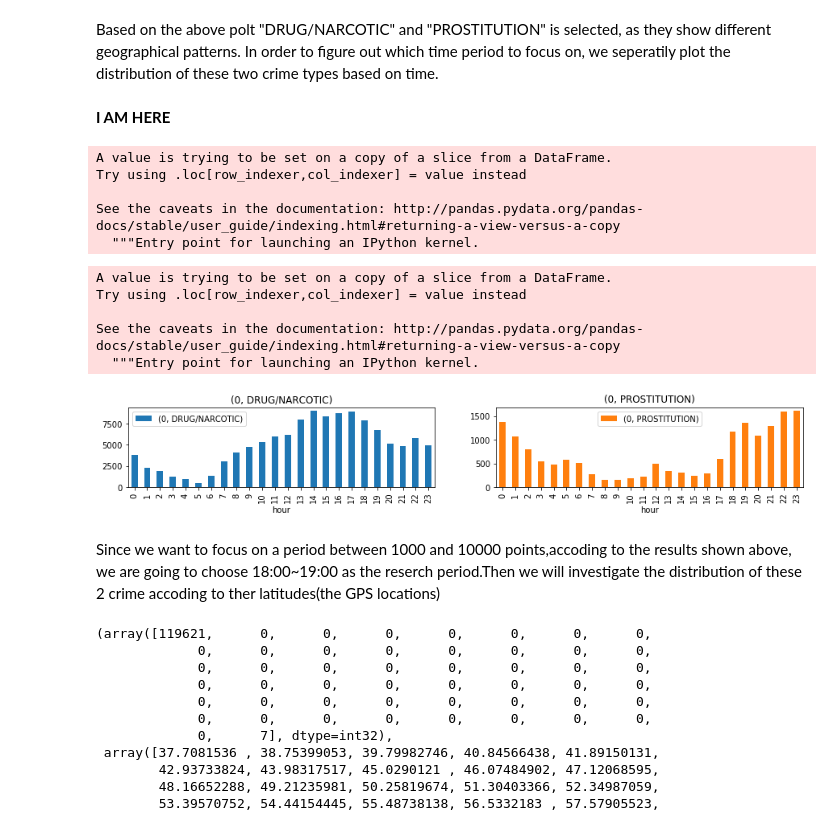
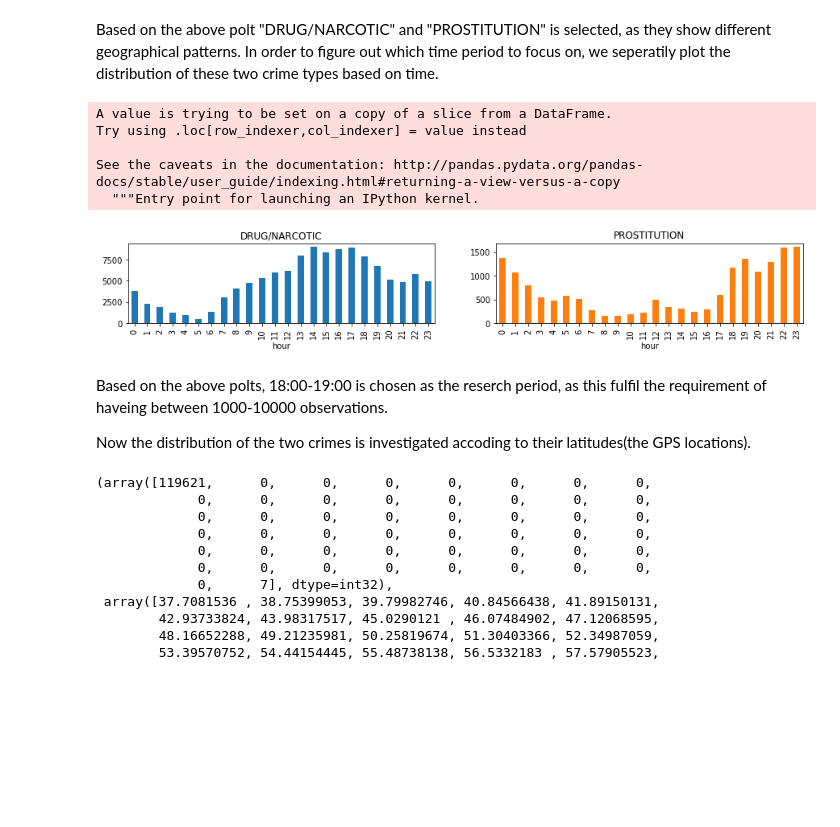
Before and after one commit to LongQin1/02806SocialDataVisualization, a Jupyter notebook: Assignment 1.ipynb, the cells around one changed output. Cells and saved outputs as stored; diff of their text form; code cells hidden in the pictures; blank space fills up the shorter version.

```diff
--- a/Assignment 1.ipynb
+++ b/Assignment 1.ipynb
@@ -160,6 +160,5 @@ However it is still neccessary to test out different bin-sizes, so it is adjuste
 # %% [markdown]
 ### Jitter plot: arrest time for assults from June to September 2016, from 13-14.
 # %%
-crime_data1['Time1'] = pd.to_datetime(crime_data1['Time'])
-df1 = crime_data1[crime_data1['Category']=='ASSAULT'].set_index('Time1').between_time('12:59:00','14:00:00')
-crime_data
+crime_data['Time1'] = crime_data['Time']
+df1 = crime_data[crime_data['Category']=='ASSAULT'].set_index('Time1').between_time('12:59:00','14:00:00')
@@ -242,34 +196,26 @@ plt.show()
 [figure]
 # %% [markdown]
 Based on the above polt "DRUG/NARCOTIC" and "PROSTITUTION" is selected, as they show different geographical patterns. In order to figure out which time period to focus on, we seperatily plot the distribution of these two crime types based on time.
-# %% [markdown]
-**I AM HERE**
 # %%
 df3=crime_data[(crime_data['Category']=='DRUG/NARCOTIC')| (crime_data['Category']=='PROSTITUTION')]
 # %%
-df3['Time_df']=pd.to_datetime(df3['Time']);
+df3['hour']=df3['Time'].dt.hour
 # %% [output]
 A value is trying to be set on a copy of a slice from a DataFrame.
 Try using .loc[row_indexer,col_indexer] = value instead
 
 See the caveats in the documentation: http://pandas.pydata.org/pandas-docs/stable/user_guide/indexing.html#returning-a-view-versus-a-copy
   """Entry point for launching an IPython kernel.
-# %%
-df3['hour']=df3['Time_df'].dt.hour
-# %% [output]
-A value is trying to be set on a copy of a slice from a DataFrame.
-Try using .loc[row_indexer,col_indexer] = value instead
-
-See the caveats in the documentation: http://pandas.pydata.org/pandas-docs/stable/user_guide/indexing.html#returning-a-view-versus-a-copy
-  """Entry point for launching an IPython kernel.
 # %%
 df3=df3.groupby(['Category','hour']).size().to_frame()
 # %%
-df3.unstack(level=0).plot(kind='bar',subplots=True,sharex=True,layout=(7,2),figsize=(15,15),title="");
+df3.unstack(level=0).plot(kind='bar',subplots=True,sharex=True,layout=(7,2),figsize=(15,15),title=["DRUG/NARCOTIC","PROSTITUTION"],legend=False);
 # %% [output]
-[figure, old version]
+[figure, new version]
-# %% [markdown]
-Since we want to focus on a period between 1000 and 10000 points,accoding to the results shown above, we are going to choose 18:00~19:00 as the reserch period.Then we will investigate the distribution of these 2 crime accoding to ther latitudes(the GPS locations)
+# %% [markdown]
+Based on the above polts, 18:00-19:00 is chosen as the reserch period, as this fulfil the requirement of haveing between 1000-10000 observations.
+
+Now the distribution of the two crimes is investigated accoding to their latitudes(the GPS locations).
 # %%
 df3=crime_data[(crime_data['Category']=='DRUG/NARCOTIC')| (crime_data['Category']=='PROSTITUTION')]
 # %%
```
Also changed, not shown: parts of 21 cells of this notebook.
